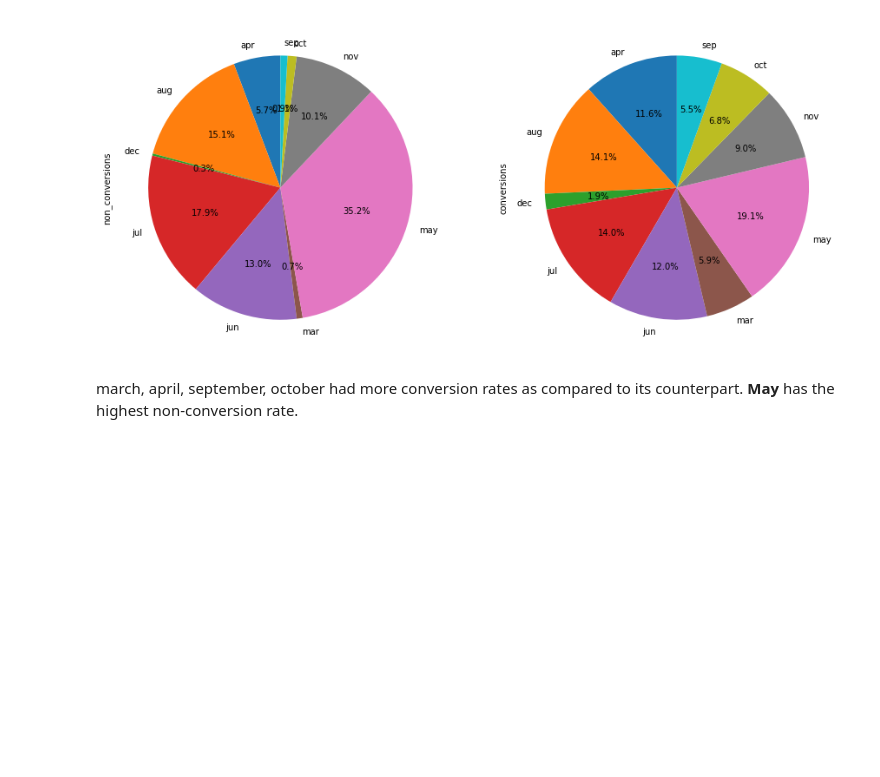
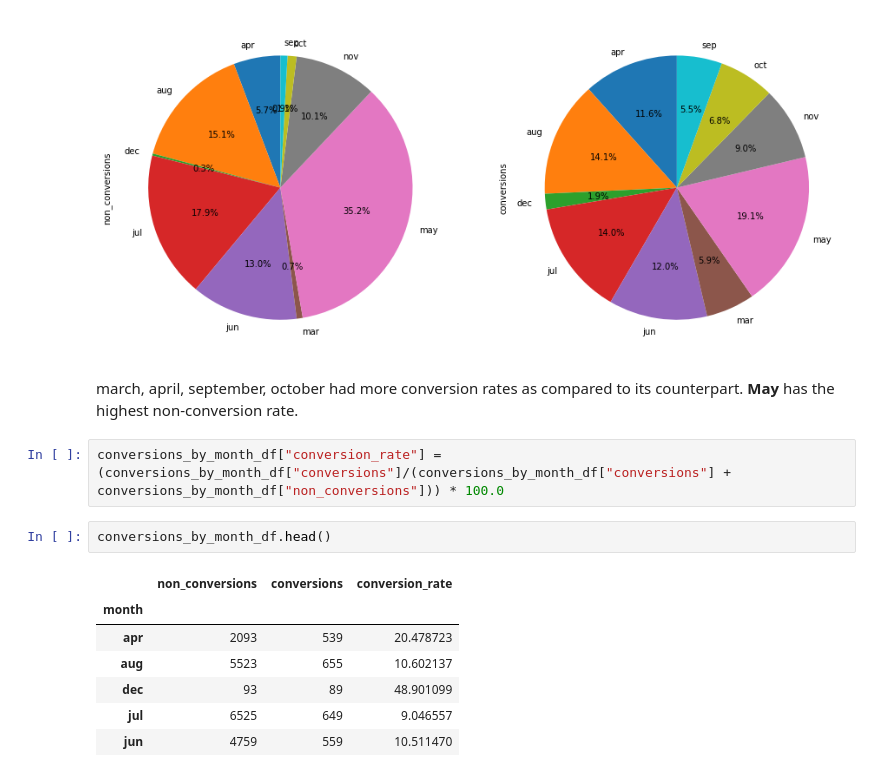
Before and after one commit to addy024/KPI, a Jupyter notebook: KPI.ipynb, the cells around one changed output. Saved outputs shown, nothing was run; the diff lists cells and outputs as text; blank space fills up the shorter version.

```diff
--- a/KPI.ipynb
+++ b/KPI.ipynb
@@ -662,3 +662,15 @@ plt.show()
 [figure]
 # %% [markdown]
 march, april, september, october had more conversion rates as compared to its counterpart. **May** has the highest non-conversion rate.
+# %%
+conversions_by_month_df["conversion_rate"] = (conversions_by_month_df["conversions"]/(conversions_by_month_df["conversions"] + conversions_by_month_df["non_conversions"])) * 100.0
+# %%
+conversions_by_month_df.head()
+# %% [output]
+|  | non_conversions | conversions | conversion_rate |
+| month |  |  |  |
+| apr | 2093 | 539 | 20.478723 |
+| aug | 5523 | 655 | 10.602137 |
+| dec | 93 | 89 | 48.901099 |
+| jul | 6525 | 649 | 9.046557 |
+| jun | 4759 | 559 | 10.511470 |
```
Also changed, not shown: parts of 2 cells of this notebook.
